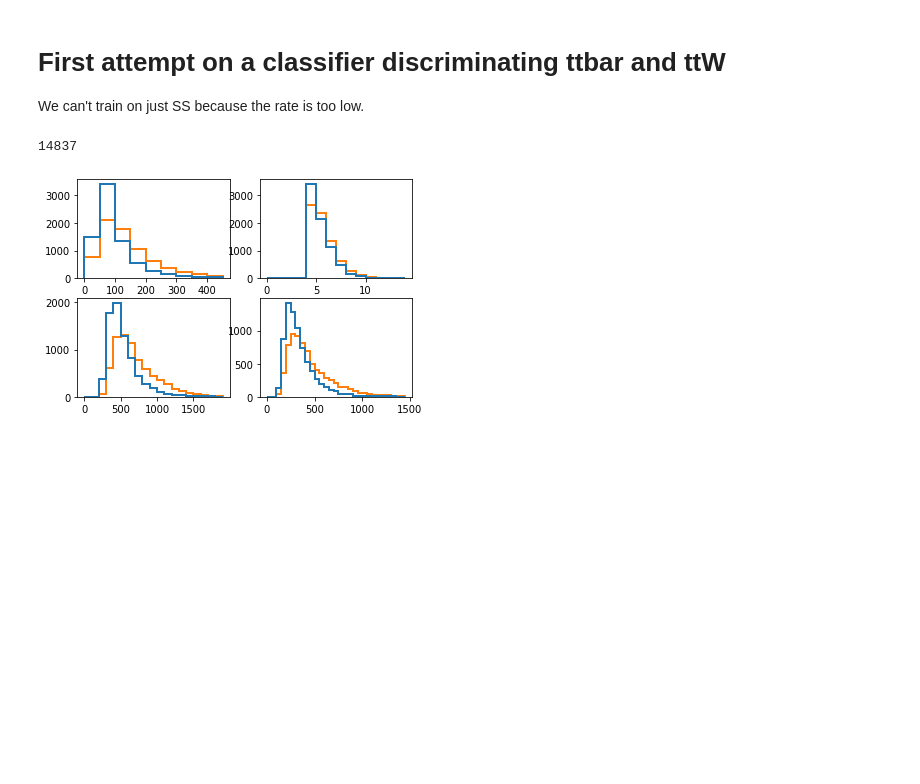
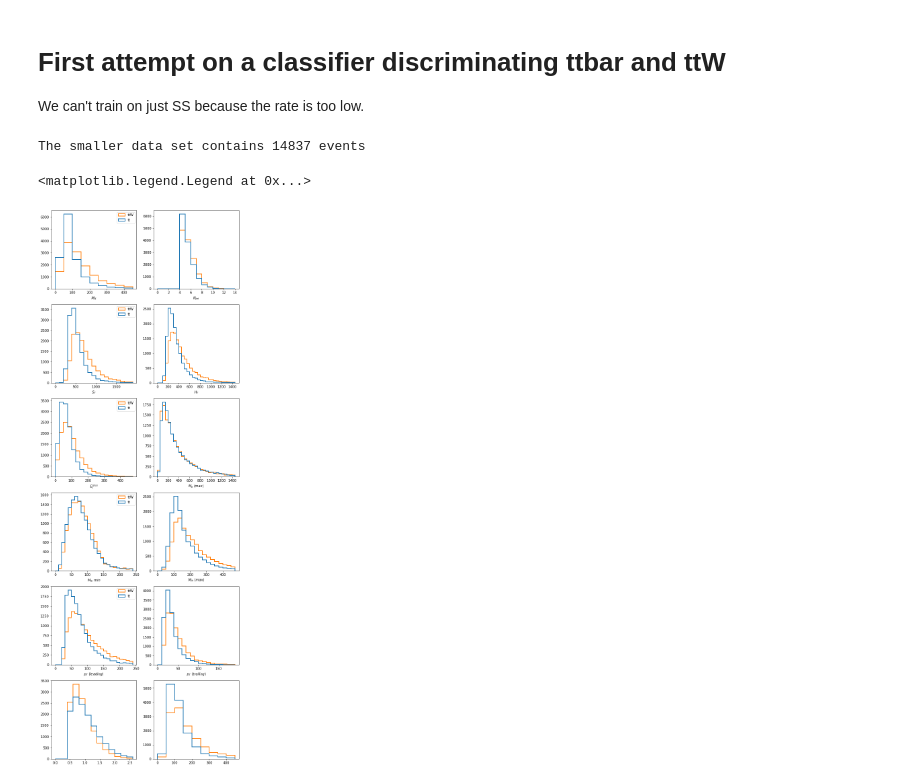
Before and after one commit to mirandabryson/tW_scattering, a Jupyter notebook: ML/ttW_classifier.ipynb, the cells around one changed output. Drawn from its saved outputs; the diff is of its cells as text; code cells hidden in the pictures; blank space fills up the shorter version.

```diff
--- a/ML/ttW_classifier.ipynb
+++ b/ML/ttW_classifier.ipynb
@@ -29,4 +24,9 @@ bkg_df = df[df['signal']==0]
 # %%
+df = pd.read_hdf('data/data_X.h5') # load data processed with ML_processor.py
+
+sig_df = df[df['signal']==1]
+bkg_df = df[df['signal']==0]
+
 # usually we have less signal than background
 nSmall = len(sig_df) if len(sig_df) < len(bkg_df) else len(bkg_df)
 
@@ -41,7 +41,16 @@ y_tmp = np.concatenate((y_sig,y_bkg))
 # merge signal and background
 frames = [tmp_sig_df, tmp_bkg_df]
 X_tmp = pd.concat(frames)
+
+print ("The smaller data set contains %s events"%nSmall)
+
+# Splitting in training and test samples
+X_tmp_train, X_tmp_test, y_train, y_test = train_test_split(X_tmp, y_tmp, train_size= int( 0.9*y_tmp.shape[0] ), random_state=42 )
+
+variables = ['mll', 'njet', 'nbtag', 'st', 'ht', 'met', 'mjj_max', 'mlb_min', 'mlb_max', 'l0_pt', 'l1_pt', 'deltaR_lj_min', 'j0_pt']
+#variables = ['mll', 'st', 'ht', 'met', 'mjj_max', 'mlb_min', 'mlb_max', 'l0_pt', 'l1_pt', 'deltaR_lj_min', 'j0_pt']
+
+X_train = X_tmp_train[variables]
+X_test = X_tmp_test[variables]
+# %% [output]
+The smaller data set contains 14837 events
-# %%
-nSmall
-# %% [output]
-14837
@@ -57,9 +57,38 @@ X_test = X_tmp_test[variables]
-# %%
-fig, axs = plt.subplots(2,2)
-
-hist, bins, ax = axs[0,0].hist( [ X_train[['mll']][y_train==0].values, X_train[['mll']][y_train==1].values ], range(0,500,50), log=False, histtype='step', alpha=1, linewidth=2)
-hist, bins, ax = axs[0,1].hist( [ X_train[['njet']][y_train==0].values, X_train[['njet']][y_train==1].values ], range(0,15,1), log=False, histtype='step', alpha=1, linewidth=2)
-hist, bins, ax = axs[1,0].hist( [ X_train[['st']][y_train==0].values, X_train[['st']][y_train==1].values ], range(0,2000,100), log=False, histtype='step', alpha=1, linewidth=2)
-hist, bins, ax = axs[1,1].hist( [ X_train[['ht']][y_train==0].values, X_train[['ht']][y_train==1].values ], range(0,1500,50), log=False, histtype='step', alpha=1, linewidth=2)
-# %% [output]
-[figure, removed]
+# %%
+X_bkg = X_train[y_train==0]
+X_sig = X_train[y_train==1]
+
+fig, axs = plt.subplots(6,2, figsize=(10,30))
+
+hist, bins, ax = axs[0,0].hist( [ X_bkg[['mll']].values, X_sig[['mll']].values ], range(0,500,50), histtype='step', linewidth=2, label=['tt', 'ttW'])
+hist, bins, ax = axs[0,1].hist( [ X_bkg[['njet']].values, X_sig[['njet']].values ], range(0,15,1), histtype='step', linewidth=2)
+hist, bins, ax = axs[1,0].hist( [ X_bkg[['st']].values, X_sig[['st']].values ], range(0,2000,100), histtype='step', linewidth=2, label=['tt', 'ttW'])
+hist, bins, ax = axs[1,1].hist( [ X_bkg[['ht']].values, X_sig[['ht']].values ], range(0,1500,50), histtype='step', linewidth=2)
+hist, bins, ax = axs[2,0].hist( [ X_bkg[['met']].values, X_sig[['met']].values ], range(0,500,25), histtype='step', linewidth=2, label=['tt', 'ttW'])
+hist, bins, ax = axs[2,1].hist( [ X_bkg[['mjj_max']].values, X_sig[['mjj_max']].values ], range(0,1500,50), histtype='step', linewidth=2)
+hist, bins, ax = axs[3,0].hist( [ X_bkg[['mlb_min']].values, X_sig[['mlb_min']].values ], range(0,250,10), histtype='step', linewidth=2, label=['tt', 'ttW'])
+hist, bins, ax = axs[3,1].hist( [ X_bkg[['mlb_max']].values, X_sig[['mlb_max']].values ], range(0,500,25), histtype='step', linewidth=2)
+hist, bins, ax = axs[4,0].hist( [ X_bkg[['l0_pt']].values, X_sig[['l0_pt']].values ], range(0,250,10), histtype='step', linewidth=2, label=['tt', 'ttW'])
+hist, bins, ax = axs[4,1].hist( [ X_bkg[['l1_pt']].values, X_sig[['l1_pt']].values ], range(0,200,10), histtype='step', linewidth=2)
+hist, bins, ax = axs[5,0].hist( [ X_bkg[['deltaR_lj_min']].values, X_sig[['deltaR_lj_min']].values ], [0,0.2,0.4,0.6,0.8,1.0,1.2,1.4,1.6,1.8,2.0,2.2,2.4,2.6], histtype='step', linewidth=2, label=['tt', 'ttW'])
+hist, bins, ax = axs[5,1].hist( [ X_bkg[['j0_pt']].values, X_sig[['j0_pt']].values ], range(0,500,50), histtype='step', linewidth=2)
+
+axs[0,0].set_xlabel(r'$M_{\ell\ell}$')
+axs[0,1].set_xlabel(r'$N_{jet}$')
+axs[1,0].set_xlabel(r'$S_{T}$')
+axs[1,1].set_xlabel(r'$H_{T}$')
+axs[2,0].set_xlabel(r'$E_{T}^{miss}$')
+axs[2,1].set_xlabel(r'$M_{jj}~(max)$')
+axs[3,0].set_xlabel(r'$M_{lb}~{min}$')
+axs[3,1].set_xlabel(r'$M_{lb}~(max)$')
+axs[4,0].set_xlabel(r'$p_{T}~(leading)$')
+axs[4,1].set_xlabel(r'$p_{T}~(trailing)$')
+
+axs[0,0].legend()
+axs[1,0].legend()
+axs[2,0].legend()
+axs[3,0].legend()
+axs[4,0].legend()
+# %% [output]
+<matplotlib.legend.Legend at 0x...>
+[figure, added]
```
Also changed, not shown: parts of 32 cells of this notebook, 7 other files.
